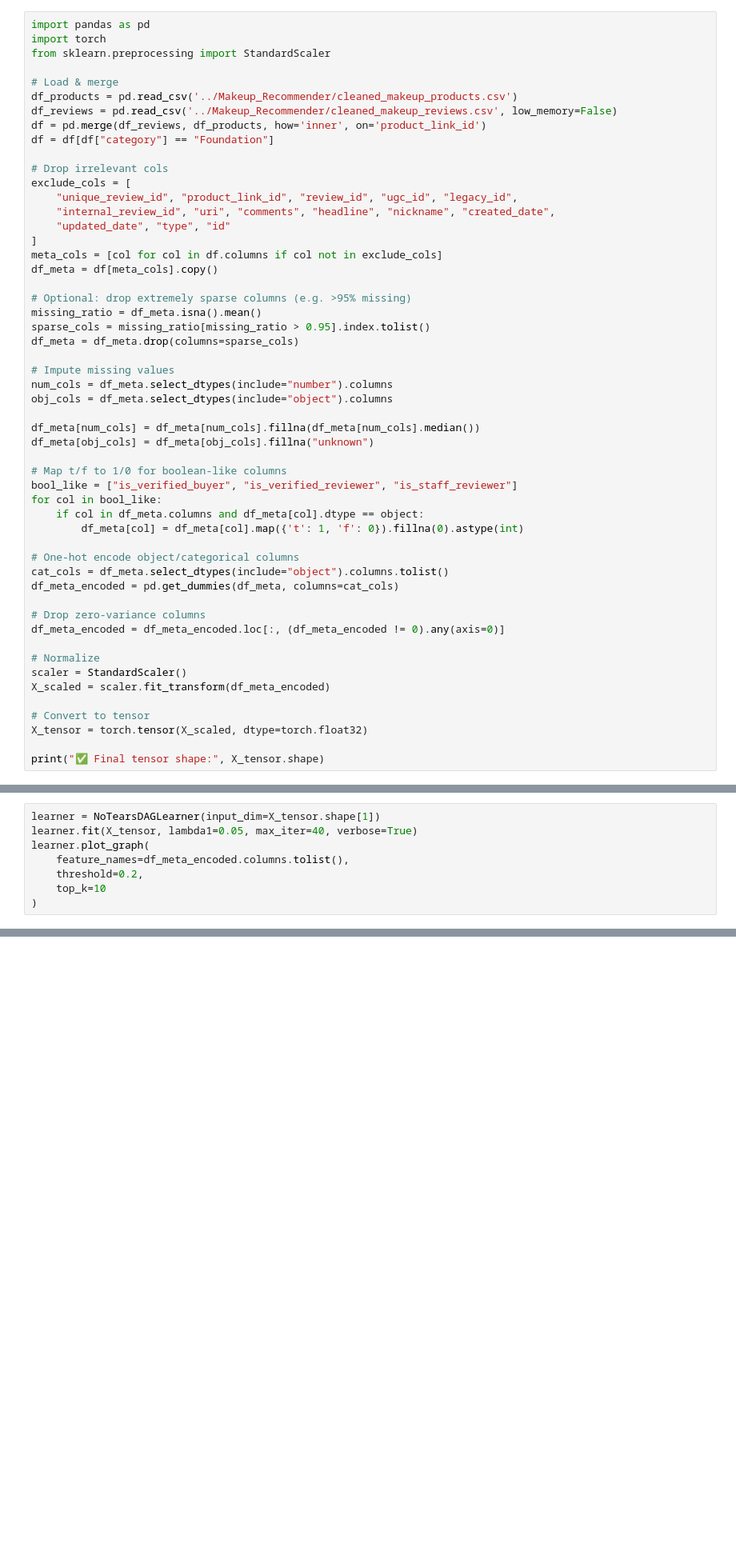
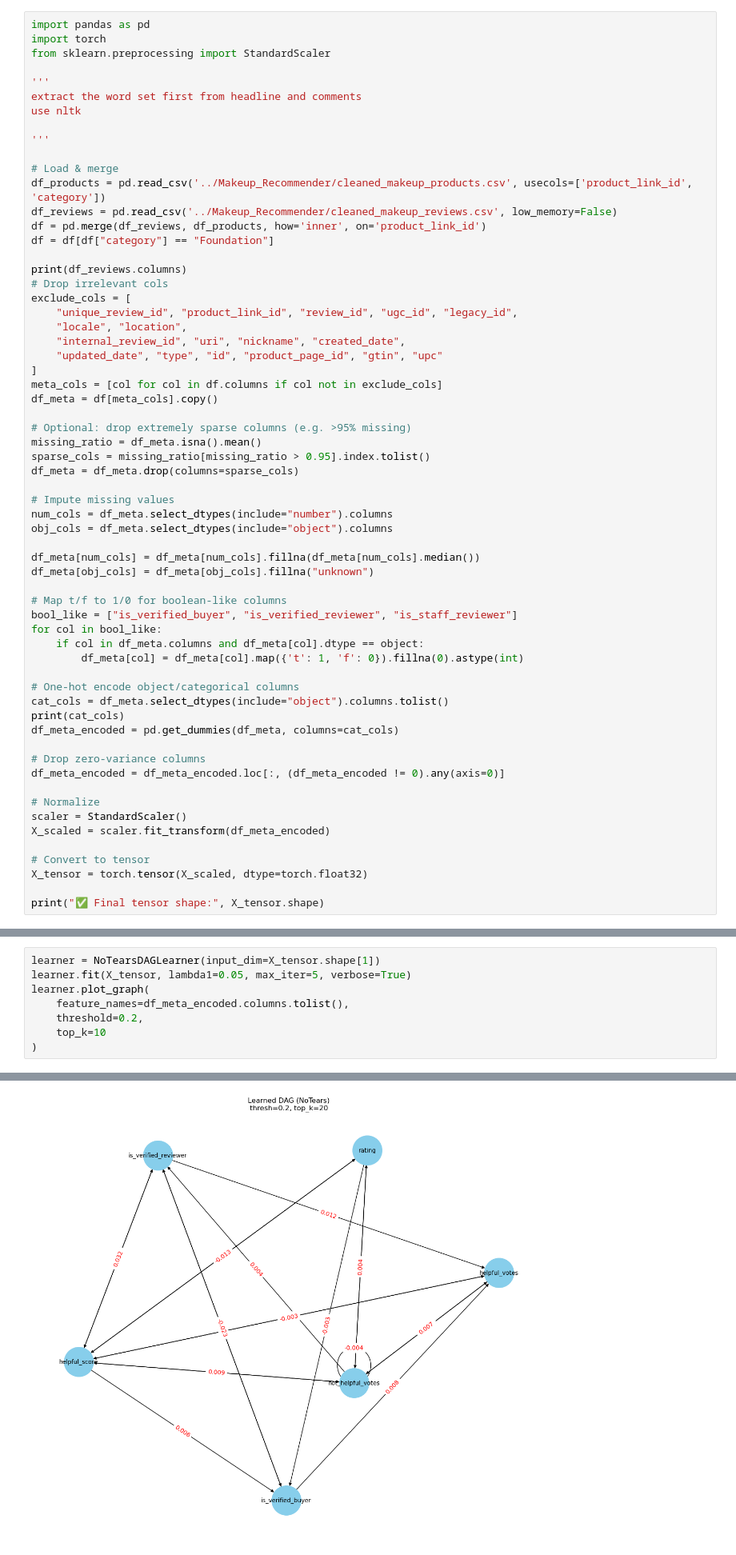
Before and after one commit to zara-sarkar/torch_stats, a Jupyter notebook: GLM + NoTears.ipynb, the cells around one changed output, grey strips where cells are left out. Shown: that part at 80% size. Saved outputs shown, nothing was run; the diff lists cells and outputs as text; blank space fills up the shorter version.

```diff
--- a/GLM + NoTears.ipynb
+++ b/GLM + NoTears.ipynb
@@ -405,17 +437,25 @@ import pandas as pd
 import torch
 from sklearn.preprocessing import StandardScaler
 
+'''
+extract the word set first from headline and comments
+use nltk
+
+'''
+
 # Load & merge
-df_products = pd.read_csv('../Makeup_Recommender/cleaned_makeup_products.csv')
+df_products = pd.read_csv('../Makeup_Recommender/cleaned_makeup_products.csv', usecols=['product_link_id', 'category'])
 df_reviews = pd.read_csv('../Makeup_Recommender/cleaned_makeup_reviews.csv', low_memory=False)
 df = pd.merge(df_reviews, df_products, how='inner', on='product_link_id')
 df = df[df["category"] == "Foundation"]
 
+print(df_reviews.columns)
 # Drop irrelevant cols
 exclude_cols = [
     "unique_review_id", "product_link_id", "review_id", "ugc_id", "legacy_id",
-    "internal_review_id", "uri", "comments", "headline", "nickname", "created_date",
-    "updated_date", "type", "id"
+    "locale", "location",
+    "internal_review_id", "uri", "nickname", "created_date",
+    "updated_date", "type", "id", "product_page_id", "gtin", "upc"
 ]
 meta_cols = [col for col in df.columns if col not in exclude_cols]
 df_meta = df[meta_cols].copy()
@@ -440,6 +480,7 @@ for col in bool_like:
 
 # One-hot encode object/categorical columns
 cat_cols = df_meta.select_dtypes(include="object").columns.tolist()
+print(cat_cols)
 df_meta_encoded = pd.get_dummies(df_meta, columns=cat_cols)
 
 # Drop zero-variance columns
@@ -482,6 +567,6 @@ Shape after dropna: (0, 47)
 # %%
 learner = NoTearsDAGLearner(input_dim=X_tensor.shape[1])
-learner.fit(X_tensor, lambda1=0.05, max_iter=40, verbose=True)
+learner.fit(X_tensor, lambda1=0.05, max_iter=5, verbose=True)
 learner.plot_graph(
     feature_names=df_meta_encoded.columns.tolist(),
     threshold=0.2,
@@ -510,0 +593 @@ learner.plot_graph(
+[figure, added]
```
Also changed, not shown: parts of 5 cells of this notebook.
